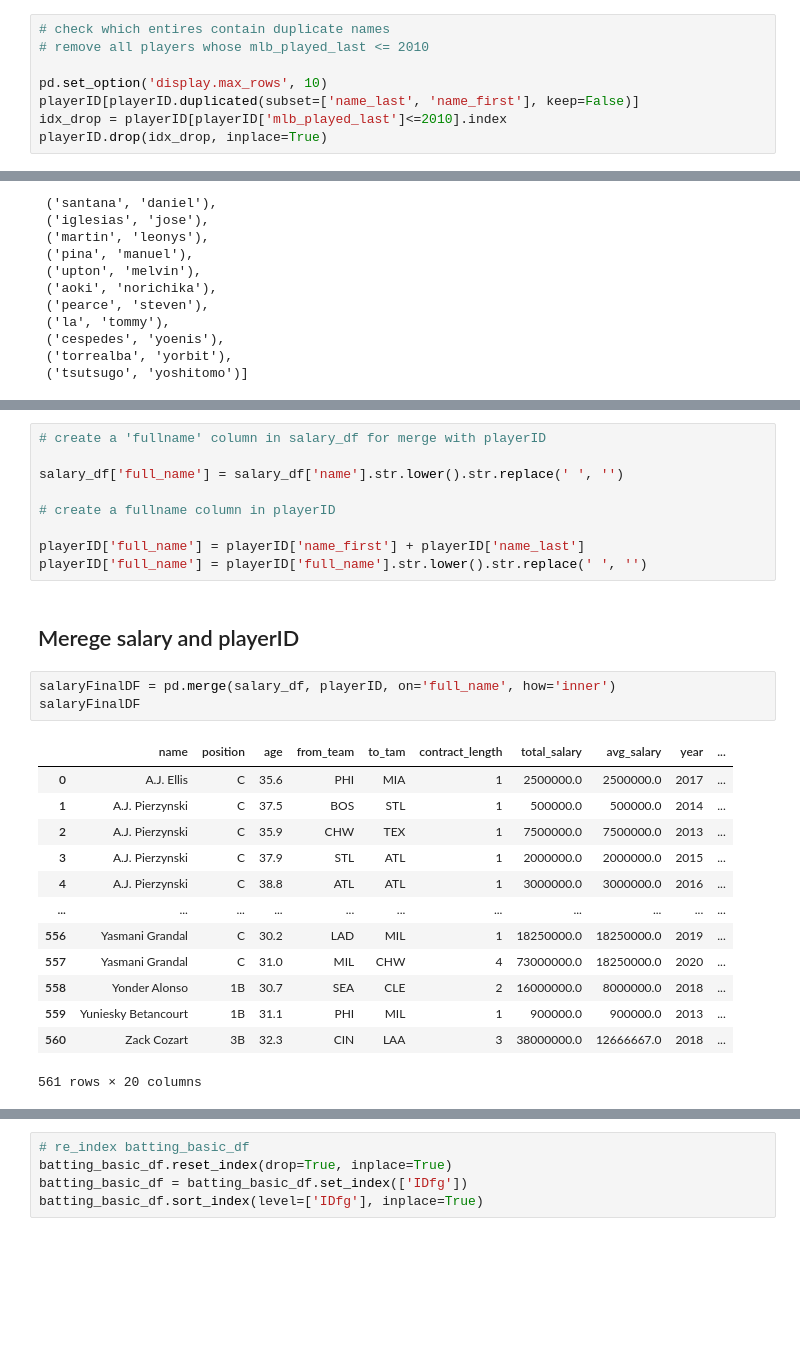
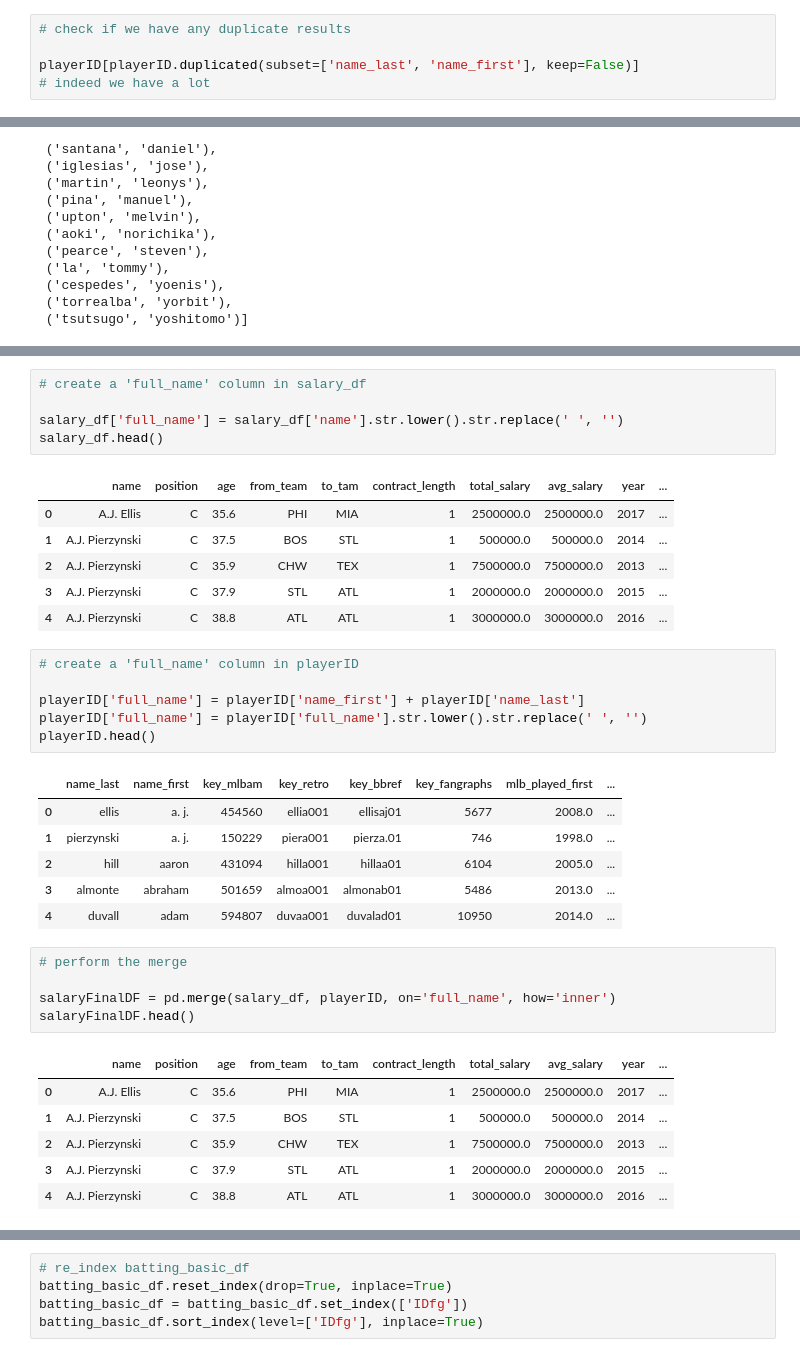
Before and after one commit to cj0121/mlb-salary-prediction, a Jupyter notebook: data_cleaning.ipynb, the cells around one changed output, grey strips where cells are left out. Cells and saved outputs as stored; diff of their text form; blank space fills up the shorter version.

```diff
--- a/data_cleaning.ipynb
+++ b/data_cleaning.ipynb
@@ -132,8 +172,5 @@ playerID
 # %%
-# check which entires contain duplicate names
-# remove all players whose mlb_played_last <= 2010
+# check if we have any duplicate results
 
-pd.set_option('display.max_rows', 10)
 playerID[playerID.duplicated(subset=['name_last', 'name_first'], keep=False)]
-idx_drop = playerID[playerID['mlb_played_last']<=2010].index
-playerID.drop(idx_drop, inplace=True)
+# indeed we have a lot
@@ -180,28 +255,37 @@ name_list_missing
+# %%
+# create a 'full_name' column in salary_df
+
+salary_df['full_name'] = salary_df['name'].str.lower().str.replace(' ', '')
+salary_df.head()
+# %% [output]
+|  | name | position | age | from_team | to_tam | contract_length | total_salary | avg_salary | year | ... |
+| 0 | A.J. Ellis | C | 35.6 | PHI | MIA | 1 | 2500000.0 | 2500000.0 | 2017 | ... |
+| 1 | A.J. Pierzynski | C | 37.5 | BOS | STL | 1 | 500000.0 | 500000.0 | 2014 | ... |
+| 2 | A.J. Pierzynski | C | 35.9 | CHW | TEX | 1 | 7500000.0 | 7500000.0 | 2013 | ... |
+| 3 | A.J. Pierzynski | C | 37.9 | STL | ATL | 1 | 2000000.0 | 2000000.0 | 2015 | ... |
+| 4 | A.J. Pierzynski | C | 38.8 | ATL | ATL | 1 | 3000000.0 | 3000000.0 | 2016 | ... |
 # %%
-# create a 'fullname' column in salary_df for merge with playerID
-
-salary_df['full_name'] = salary_df['name'].str.lower().str.replace(' ', '')
-
-# create a fullname column in playerID
+# create a 'full_name' column in playerID
 
 playerID['full_name'] = playerID['name_first'] + playerID['name_last']
 playerID['full_name'] = playerID['full_name'].str.lower().str.replace(' ', '')
+playerID.head()
+# %% [output]
+|  | name_last | name_first | key_mlbam | key_retro | key_bbref | key_fangraphs | mlb_played_first | ... |
+| 0 | ellis | a. j. | 454560 | ellia001 | ellisaj01 | 5677 | 2008.0 | ... |
+| 1 | pierzynski | a. j. | 150229 | piera001 | pierza.01 | 746 | 1998.0 | ... |
+| 2 | hill | aaron | 431094 | hilla001 | hillaa01 | 6104 | 2005.0 | ... |
+| 3 | almonte | abraham | 501659 | almoa001 | almonab01 | 5486 | 2013.0 | ... |
+| 4 | duvall | adam | 594807 | duvaa001 | duvalad01 | 10950 | 2014.0 | ... |
-# %% [markdown]
-## Merege salary and playerID
 # %%
+# perform the merge
+
 salaryFinalDF = pd.merge(salary_df, playerID, on='full_name', how='inner')
-salaryFinalDF
+salaryFinalDF.head()
 # %% [output]
 |  | name | position | age | from_team | to_tam | contract_length | total_salary | avg_salary | year | ... |
 | 0 | A.J. Ellis | C | 35.6 | PHI | MIA | 1 | 2500000.0 | 2500000.0 | 2017 | ... |
 | 1 | A.J. Pierzynski | C | 37.5 | BOS | STL | 1 | 500000.0 | 500000.0 | 2014 | ... |
 | 2 | A.J. Pierzynski | C | 35.9 | CHW | TEX | 1 | 7500000.0 | 7500000.0 | 2013 | ... |
 | 3 | A.J. Pierzynski | C | 37.9 | STL | ATL | 1 | 2000000.0 | 2000000.0 | 2015 | ... |
 | 4 | A.J. Pierzynski | C | 38.8 | ATL | ATL | 1 | 3000000.0 | 3000000.0 | 2016 | ... |
-| ... | ... | ... | ... | ... | ... | ... | ... | ... | ... | ... |
-| 556 | Yasmani Grandal | C | 30.2 | LAD | MIL | 1 | 18250000.0 | 18250000.0 | 2019 | ... |
-| 557 | Yasmani Grandal | C | 31.0 | MIL | CHW | 4 | 73000000.0 | 18250000.0 | 2020 | ... |
-| 558 | Yonder Alonso | 1B | 30.7 | SEA | CLE | 2 | 16000000.0 | 8000000.0 | 2018 | ... |
-| 559 | Yuniesky Betancourt | 1B | 31.1 | PHI | MIL | 1 | 900000.0 | 900000.0 | 2013 | ... |
-| 560 | Zack Cozart | 3B | 32.3 | CIN | LAA | 3 | 38000000.0 | 12666667.0 | 2018 | ... |
-561 rows × 20 columns
```
Also changed, not shown: parts of 32 cells of this notebook, 2 other files.
